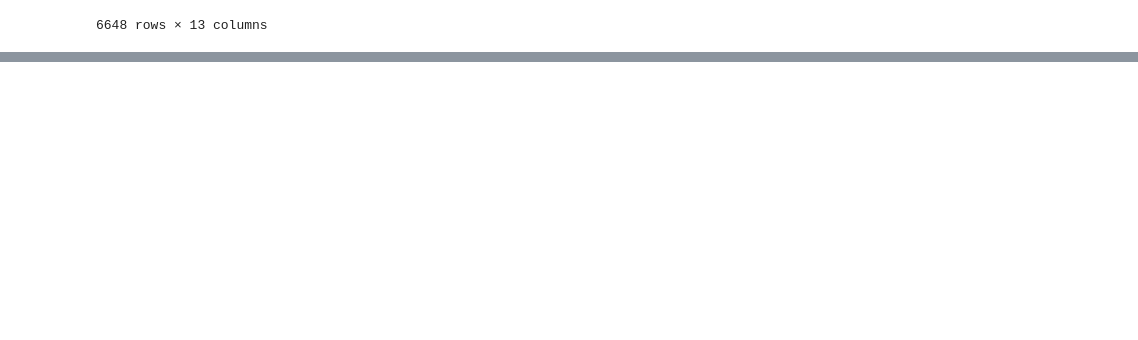
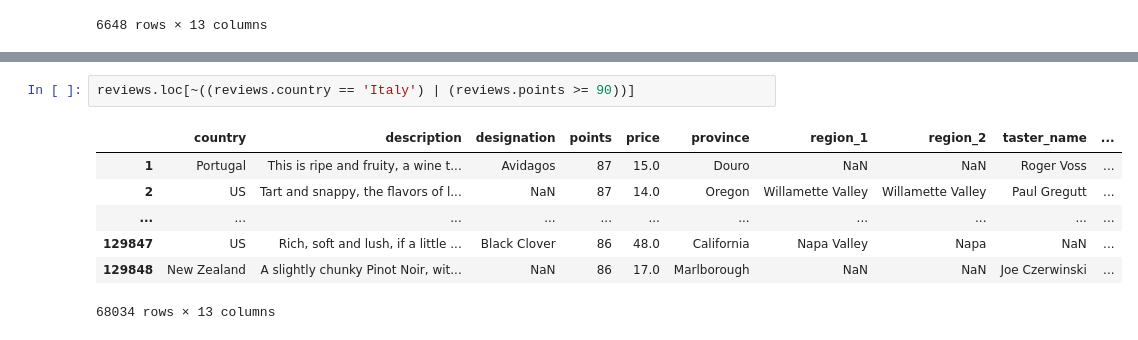
Before and after one commit to GTD2401-ACD-GA-AD25/03-pandas-ricardo-qm, a Jupyter notebook: 02. IndSelAss.ipynb, the cells around one changed output, grey strips where cells are left out. Drawn from its saved outputs; the diff is of its cells as text; blank space fills up the shorter version.

```diff
--- a/02. IndSelAss.ipynb
+++ b/02. IndSelAss.ipynb
@@ -227,0 +238,10 @@ reviews.loc[(reviews.country == 'Italy') & (reviews.points >= 90)]
+# %%
+reviews.loc[~((reviews.country == 'Italy') | (reviews.points >= 90))]
+# %% [output]
+|  | country | description | designation | points | price | province | region_1 | region_2 | taster_name | ... |
+| 1 | Portugal | This is ripe and fruity, a wine t... | Avidagos | 87 | 15.0 | Douro | NaN | NaN | Roger Voss | ... |
+| 2 | US | Tart and snappy, the flavors of l... | NaN | 87 | 14.0 | Oregon | Willamette Valley | Willamette Valley | Paul Gregutt | ... |
+| ... | ... | ... | ... | ... | ... | ... | ... | ... | ... | ... |
+| 129847 | US | Rich, soft and lush, if a little ... | Black Clover | 86 | 48.0 | California | Napa Valley | Napa | NaN | ... |
+| 129848 | New Zealand | A slightly chunky Pinot Noir, wit... | NaN | 86 | 17.0 | Marlborough | NaN | NaN | Joe Czerwinski | ... |
+68034 rows × 13 columns
```
Also changed, not shown: parts of 13 cells of this notebook.
